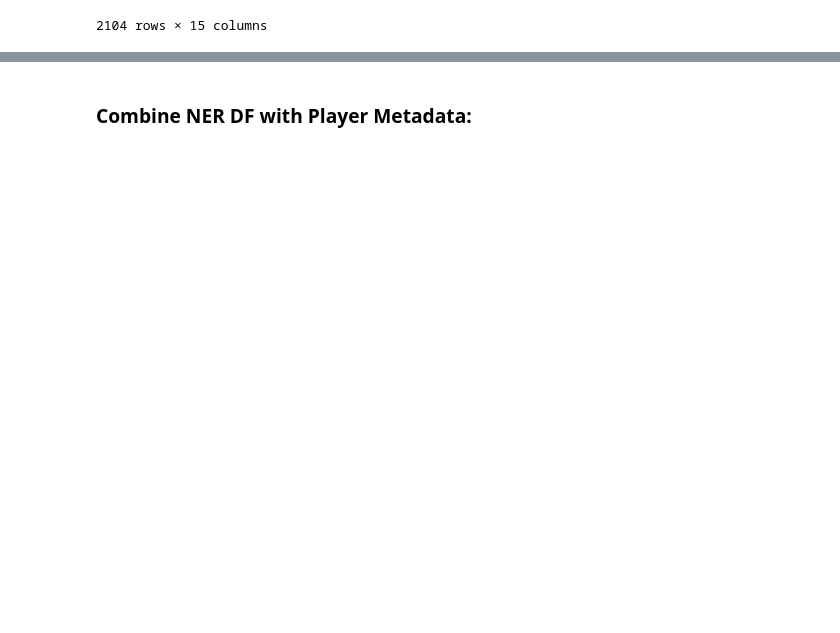
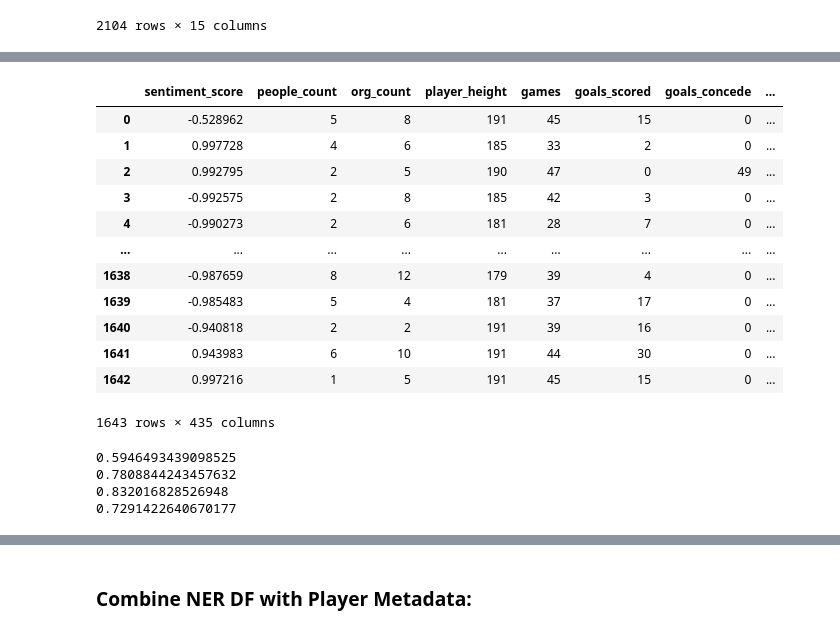
Before and after one commit to kenghweeng/sports-messiest-news, a Jupyter notebook: Untitled.ipynb, the cells around one changed output, grey strips where cells are left out. Saved outputs shown, nothing was run; the diff lists cells and outputs as text; code cells hidden in the pictures; blank space fills up the shorter version.

```diff
--- a/Untitled.ipynb
+++ b/Untitled.ipynb
@@ -77,7 +77,13 @@ def format_text(text):
 
 def format_currency(value):
     value = value.replace('€', '')
+    value = value.replace('?', '')
     value = value.replace('Loan fee:', '')
+    value = value.replace('loan transfer', '')
+    value = value.replace('free transfer', '')
+
+    if not value:
+        return 0
 
     if value[-1] == 'm':
         value = value.replace('m', '')
@@ -94,7 +100,6 @@ def format_currency(value):
             return int(value) * 1000
 
     return int(value)
-
 
 def get_players_data(pages, year):
     players_list = []
@@ -752,3 +757,9 @@ ner_df
 | 167 | 640428 | Transfer failed | https://www.transfermarkt.com/sta... | https://www.transfermarkt.com/man... | https://www.dailymail.co.uk/sport... | Manchester United have made conta... | 2021-06-28 | ... |
 | 168 | 640428 | Transfer failed | https://www.transfermarkt.com/sta... | https://www.transfermarkt.com/man... | https://www.theguardian.com/footb... | Manchester United are making prog... | 2021-07-05 | ... |
 2104 rows × 15 columns
+# %%
+articles_df = pd.read_pickle('data/majorleagues_20192021_embed.pkl')
+player_df = pd.read_csv('data/majorleagues_20192021.csv')
+values_df = pd.read_csv('data/majorleagues_20182021_values.csv')
+playerstats_df = pd.read_csv('data/majorleagues_20182021_playerstats.csv')
+teamstats_df = pd.read_csv('data/majorleagues_20182021_teamstats.csv')
@@ -754,0 +849,29 @@ ner_df
+# %%
+df = df.drop(['summary', 'team_name_src', 'team_name_dst', 'article_date'], axis=1)
+cat_cols = ["season", "player_foot", "position"]
+dummy_df = pd.get_dummies(df[cat_cols], drop_first=True)
+
+df = pd.concat([df, dummy_df], axis=1)
+df = df.drop(cat_cols, axis=1)
+df[list(df.select_dtypes(include='int').columns)] = df[list(df.select_dtypes(include='int').columns)].astype('int32')
+df[list(df.select_dtypes(include='uint8').columns)] = df[list(df.select_dtypes(include='uint8').columns)].astype('int32')
+df[list(df.select_dtypes(include='float64').columns)] = df[list(df.select_dtypes(include='float64').columns)].astype('float32')
+# %%
+df_X = df.drop("label", axis=1)
+df_y = df["label"]
+# %%
+df_X
+# %% [output]
+|  | sentiment_score | people_count | org_count | player_height | games | goals_scored | goals_concede | ... |
+| 0 | -0.528962 | 5 | 8 | 191 | 45 | 15 | 0 | ... |
+| 1 | 0.997728 | 4 | 6 | 185 | 33 | 2 | 0 | ... |
+| 2 | 0.992795 | 2 | 5 | 190 | 47 | 0 | 49 | ... |
+| 3 | -0.992575 | 2 | 8 | 185 | 42 | 3 | 0 | ... |
+| 4 | -0.990273 | 2 | 6 | 181 | 28 | 7 | 0 | ... |
+| ... | ... | ... | ... | ... | ... | ... | ... | ... |
+| 1638 | -0.987659 | 8 | 12 | 179 | 39 | 4 | 0 | ... |
+| 1639 | -0.985483 | 5 | 4 | 181 | 37 | 17 | 0 | ... |
+| 1640 | -0.940818 | 2 | 2 | 191 | 39 | 16 | 0 | ... |
+| 1641 | 0.943983 | 6 | 10 | 191 | 44 | 30 | 0 | ... |
+| 1642 | 0.997216 | 1 | 5 | 191 | 45 | 15 | 0 | ... |
+1643 rows × 435 columns
@@ -754,0 +897,10 @@ ner_df
+# %%
+print(lr_cv.mean())
+print(dt_cv.mean())
+print(rf_cv.mean())
+print(mlp_cv.mean())
+# %% [output]
+0.5946493439098525
+0.7808844243457632
+0.832016828526948
+0.7291422640670177
```
Also changed, not shown: parts of 8 cells of this notebook, 12 other files.
